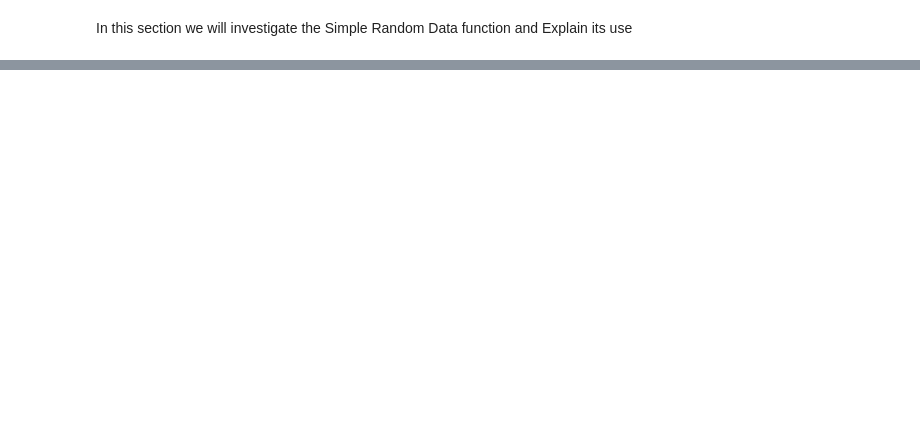
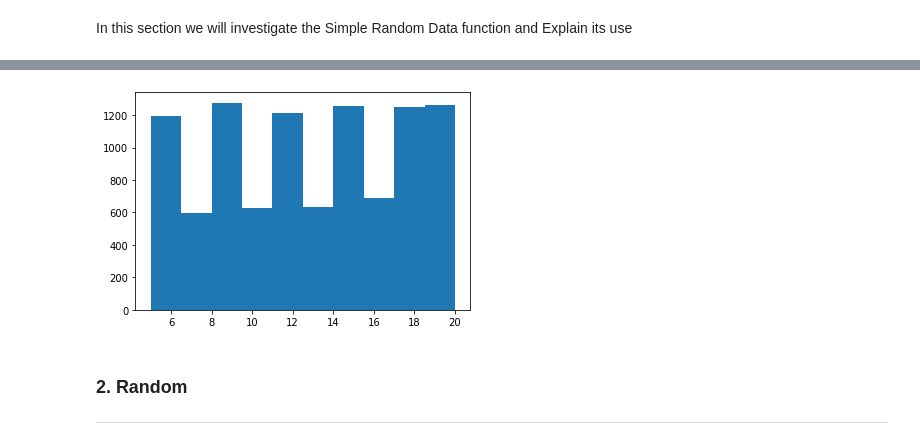
Before and after one commit to shaner1/ProgDA_Task_20, a Jupyter notebook: Numpy .ipynb, the cells around one changed output, grey strips where cells are left out. Drawn from its saved outputs; the diff is of its cells as text; code cells hidden in the pictures; blank space fills up the shorter version.

```diff
--- a/Numpy .ipynb
+++ b/Numpy .ipynb
@@ -195,0 +226,13 @@ In this section we will investigate the Simple Random Data function and Explain
+# %%
+%matplotlib inline
+import matplotlib.pyplot as plt
+
+x = rng.integers(5,20, size=10000, endpoint = True)
+
+plt.hist(x)
+plt.show()
+# %% [output]
+[figure, added]
+# %% [markdown]
+### 2. Random
+***
```
Also changed, not shown: parts of 43 cells of this notebook.
